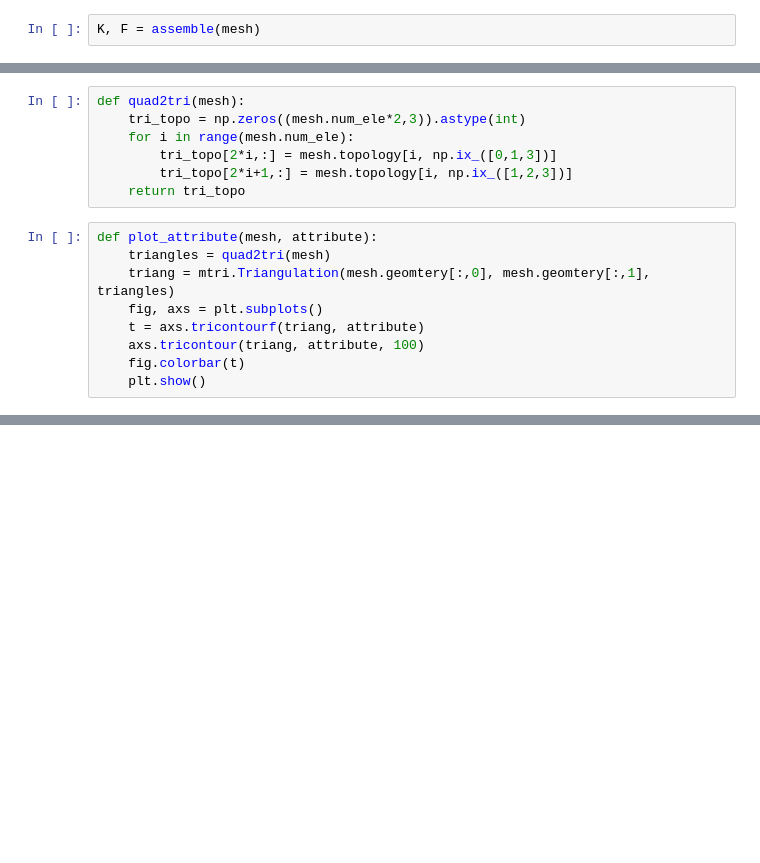
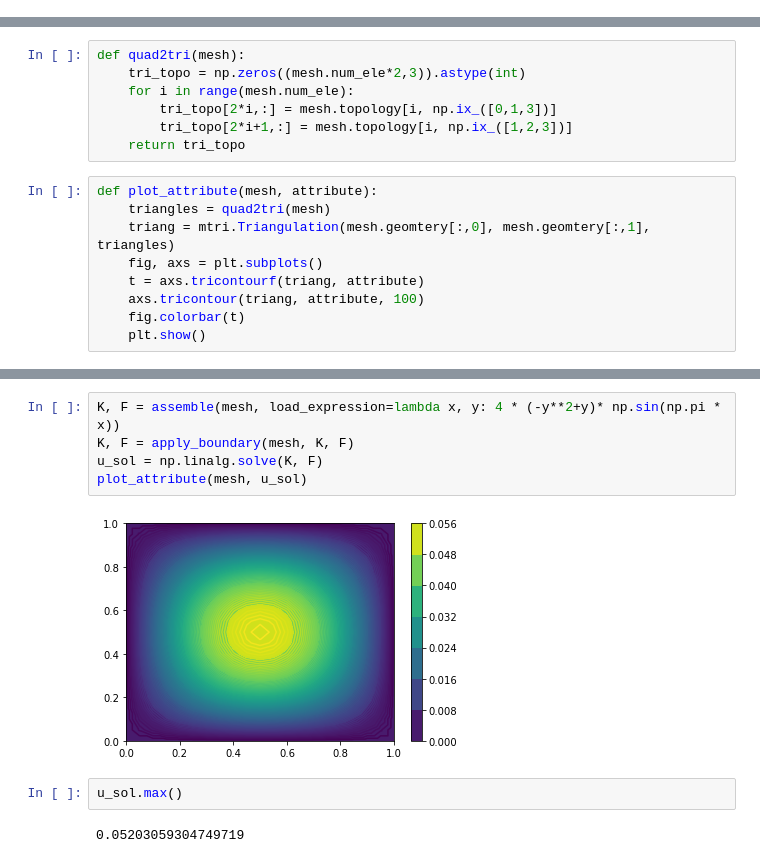
Before and after one commit to iitrabhi/exascale-exercise, a Jupyter notebook: exercise-two/poisson.ipynb, the cells around one changed output, grey strips where cells are left out. Cells and saved outputs as stored; diff of their text form; blank space fills up the shorter version.

```diff
--- a/exercise-two/poisson.ipynb
+++ b/exercise-two/poisson.ipynb
@@ -141,7 +109,5 @@ def assemble(mesh, load_expression=lambda x, y: 4 * (-y**2+y)* np.sin(np.pi * x)
         global_load[ele_topo] = global_load[ele_topo] + element_load
 
     return global_stiffness, global_load
-# %%
-K, F = assemble(mesh)
 # %%
 def apply_boundary(mesh, K, F):
@@ -255,0 +139,11 @@ array([[ 0.66666667, -0.16666667, -0.33333333, -0.16666667,  0.        ,
+# %%
+K, F = assemble(mesh, load_expression=lambda x, y: 4 * (-y**2+y)* np.sin(np.pi * x))
+K, F = apply_boundary(mesh, K, F)
+u_sol = np.linalg.solve(K, F)
+plot_attribute(mesh, u_sol)
+# %% [output]
+[figure, added]
+# %%
+u_sol.max()
+# %% [output]
+0.05203059304749719
```
Also changed, not shown: parts of 19 cells of this notebook.
